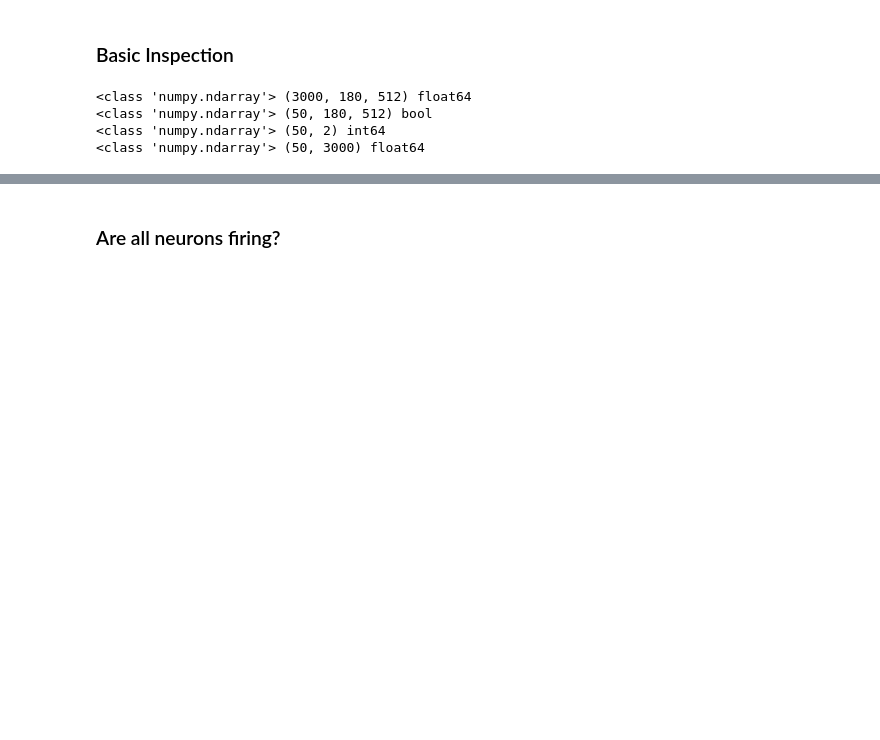
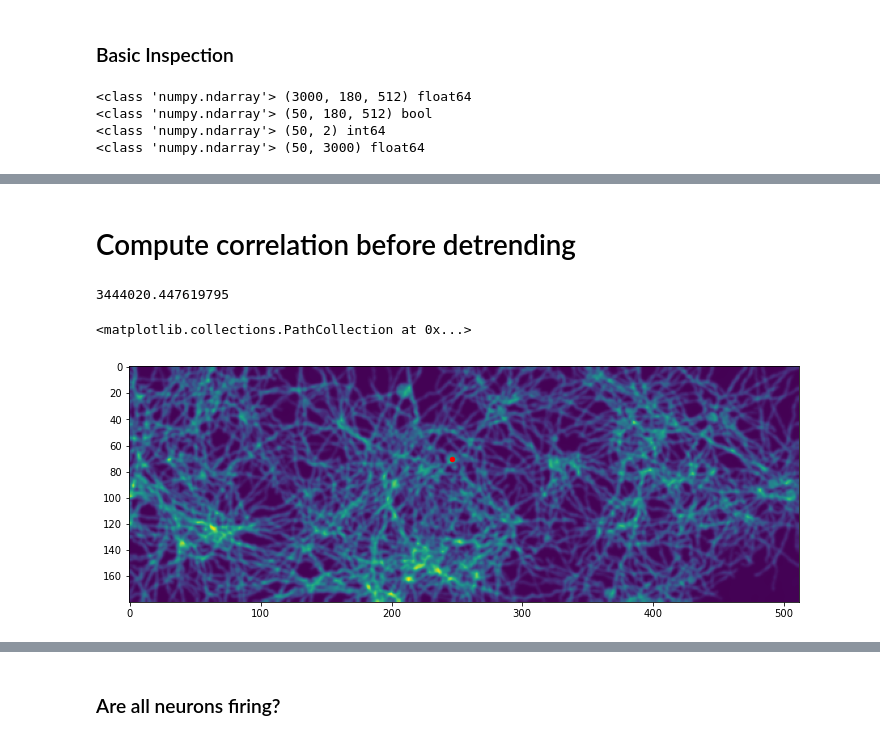
Before and after one commit to cellarium-ai/Optosynth, a Jupyter notebook: graph_segmentation.ipynb, the cells around one changed output, grey strips where cells are left out. Saved outputs shown, nothing was run; the diff lists cells and outputs as text; code cells hidden in the pictures; blank space fills up the shorter version.

```diff
--- a/graph_segmentation.ipynb
+++ b/graph_segmentation.ipynb
@@ -92,0 +223,17 @@ I need to do detrending, moving average is not good for the break-points
+# %% [markdown]
+# Compute correlation before detrending
+# %%
+t_start, t_end = 2140, 2648
+n = 0
+
+ref = clean_movie_tyx[: ,soma_coords_n2[n,1],soma_coords_n2[n,0]].reshape(-1,1,1)
+dot_product_wrt_ref = numpy.mean(clean_movie_tyx[t_start:t_end] * ref[t_start:t_end], axis=0)
+
+print(numpy.max(dot_product_wrt_ref))
+fig, ax = plt.subplots(nrows=1, figsize=(12,12))
+ax.imshow(dot_product_wrt_ref)
+ax.scatter(soma_coords_n2[n,0],soma_coords_n2[n,1], color='red', s=20)
+# %% [output]
+3444020.447619795
+<matplotlib.collections.PathCollection at 0x...>
+[figure, added]
```
Also changed, not shown: parts of 87 cells of this notebook, 1 other file.
